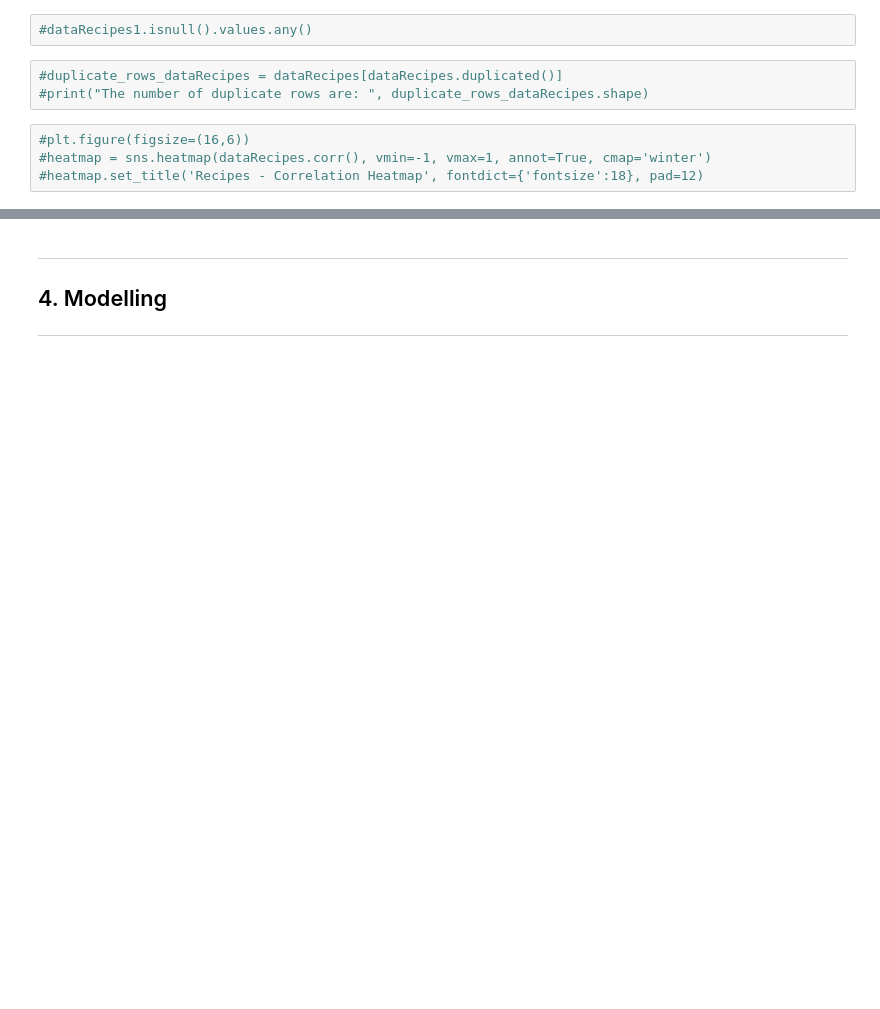
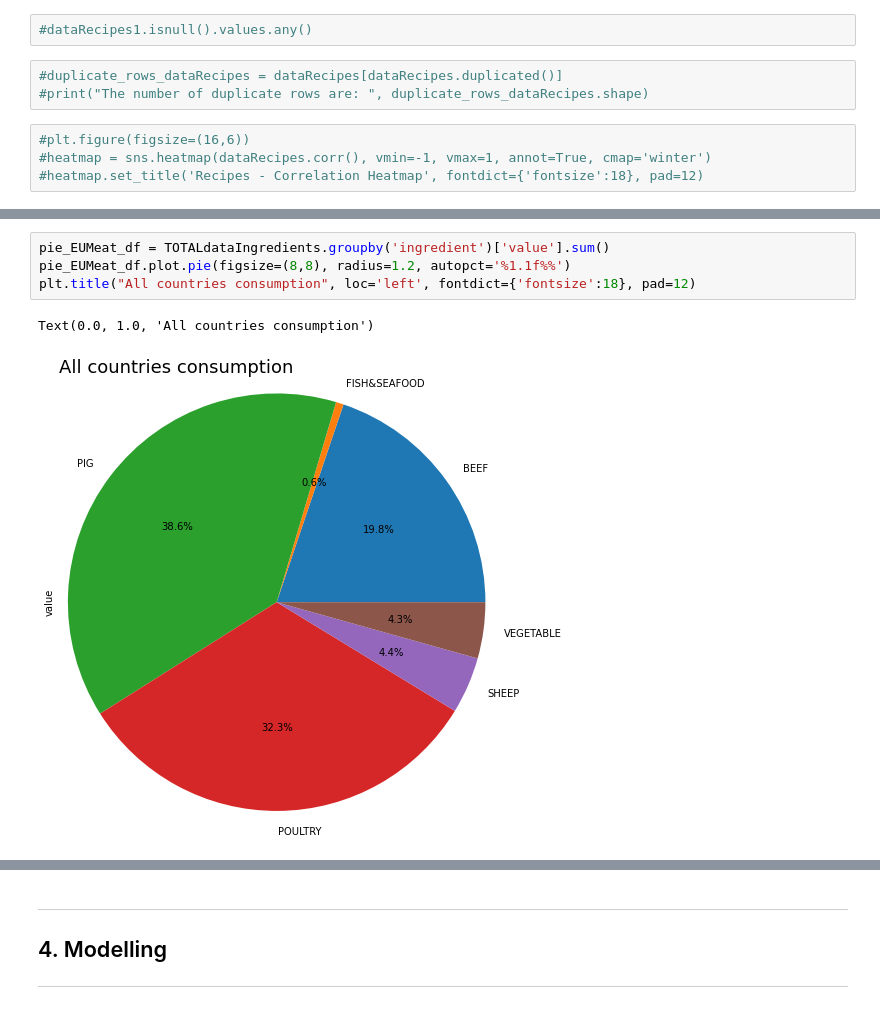
Before and after one commit to kellyc-j/MenuAssistance_project_y4, a Jupyter notebook: No. 2 Menu Assistance.ipynb, the cells around one changed output, grey strips where cells are left out. Drawn from its saved outputs; the diff is of its cells as text; blank space fills up the shorter version.

```diff
--- a/No. 2 Menu Assistance.ipynb
+++ b/No. 2 Menu Assistance.ipynb
@@ -716,0 +703,7 @@ Text(0.5, 1.0, 'IE & EU28 Ingredients - Correlation Heatmap')
+# %%
+pie_EUMeat_df = TOTALdataIngredients.groupby('ingredient')['value'].sum()
+pie_EUMeat_df.plot.pie(figsize=(8,8), radius=1.2, autopct='%1.1f%%')
+plt.title("All countries consumption", loc='left', fontdict={'fontsize':18}, pad=12)
+# %% [output]
+Text(0.0, 1.0, 'All countries consumption')
+[figure, added]
```
Also changed, not shown: parts of 76 cells of this notebook, 1 other file.
